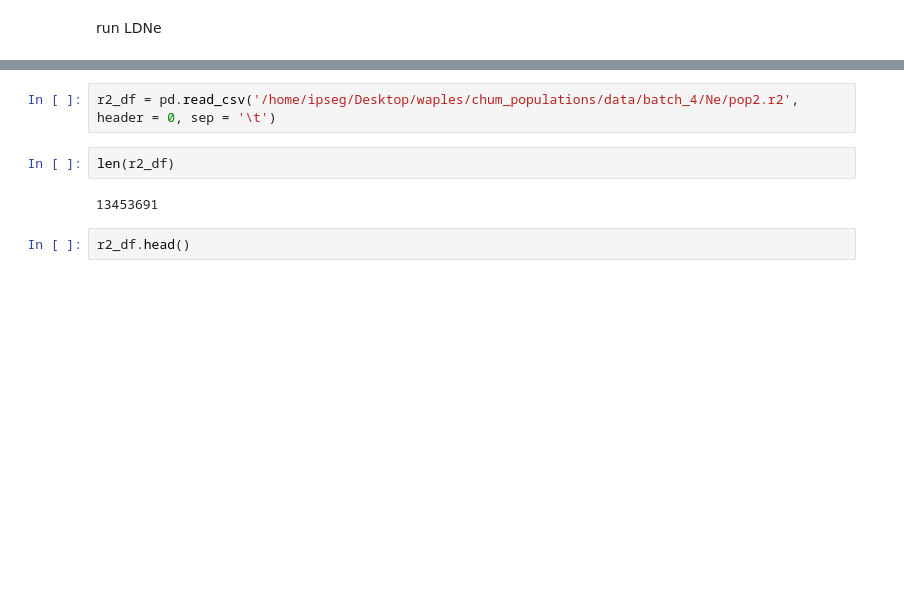
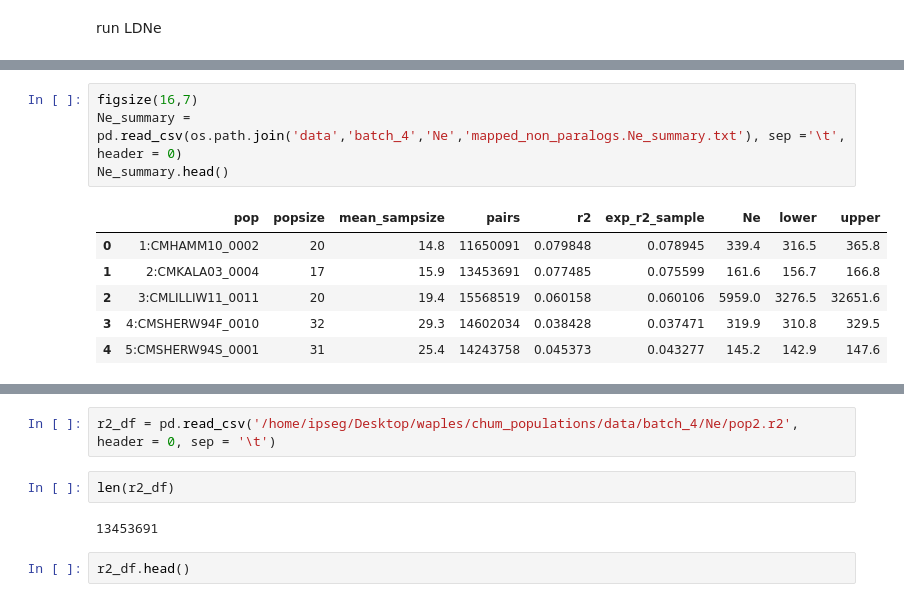
Before and after one commit to rwaples/chum_populations, a Jupyter notebook: Ne.ipynb, the cells around one changed output, grey strips where cells are left out. Drawn from its saved outputs; the diff is of its cells as text; blank space fills up the shorter version.

```diff
--- a/Ne.ipynb
+++ b/Ne.ipynb
@@ -9,0 +25,11 @@ sns.set_style("white")
+# %%
+figsize(16,7)
+Ne_summary = pd.read_csv(os.path.join('data','batch_4','Ne','mapped_non_paralogs.Ne_summary.txt'), sep ='\t', header = 0)
+Ne_summary.head()
+# %% [output]
+|  | pop | popsize | mean_sampsize | pairs | r2 | exp_r2_sample | Ne | lower | upper |
+| 0 | 1:CMHAMM10_0002 | 20 | 14.8 | 11650091 | 0.079848 | 0.078945 | 339.4 | 316.5 | 365.8 |
+| 1 | 2:CMKALA03_0004 | 17 | 15.9 | 13453691 | 0.077485 | 0.075599 | 161.6 | 156.7 | 166.8 |
+| 2 | 3:CMLILLIW11_0011 | 20 | 19.4 | 15568519 | 0.060158 | 0.060106 | 5959.0 | 3276.5 | 32651.6 |
+| 3 | 4:CMSHERW94F_0010 | 32 | 29.3 | 14602034 | 0.038428 | 0.037471 | 319.9 | 310.8 | 329.5 |
+| 4 | 5:CMSHERW94S_0001 | 31 | 25.4 | 14243758 | 0.045373 | 0.043277 | 145.2 | 142.9 | 147.6 |
```
Also changed, not shown: parts of 10 cells of this notebook, 4 other files.
